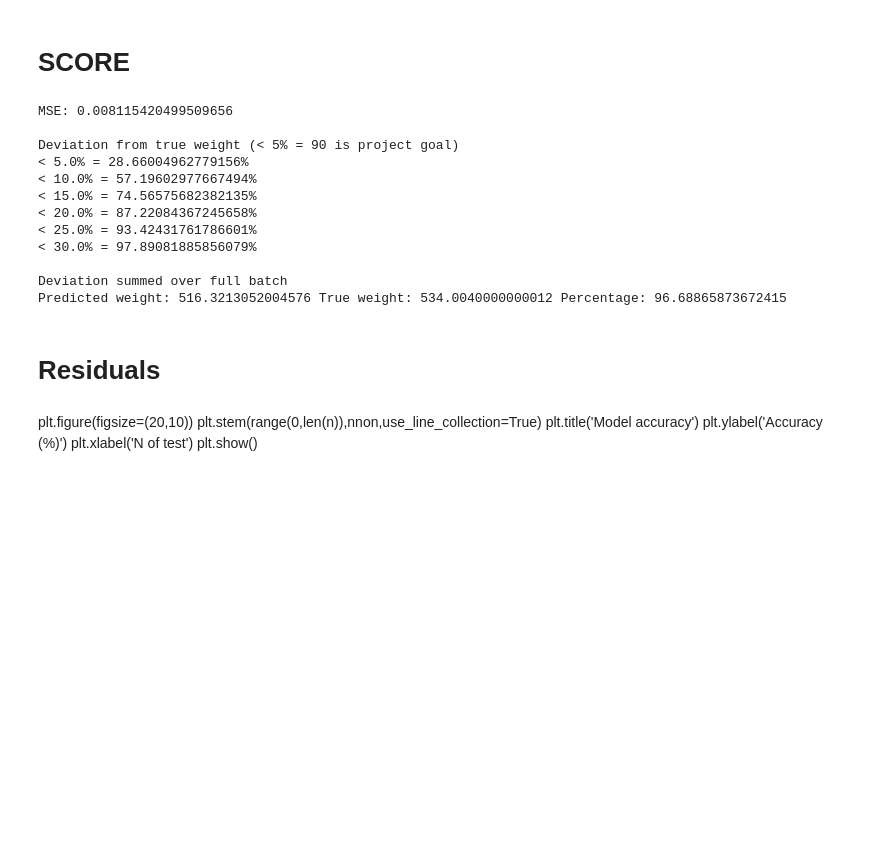
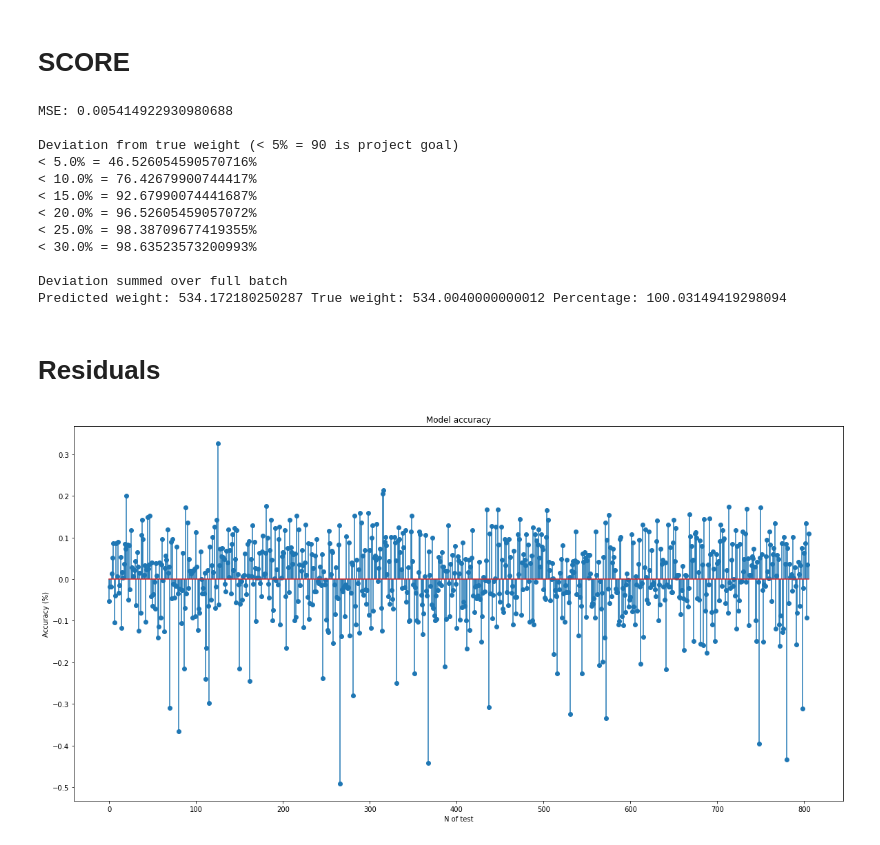
Before and after one commit to LasseGoransson/bachelor-code, a Jupyter notebook: evaluator/ModelEvaluater.ipynb, the cells around one changed output. Drawn from its saved outputs; the diff is of its cells as text; code cells hidden in the pictures; blank space fills up the shorter version.

```diff
--- a/evaluator/ModelEvaluater.ipynb
+++ b/evaluator/ModelEvaluater.ipynb
@@ -1,3 +1,5 @@
+# %%
+name = "XRAY-56"
 # %%
 from __future__ import absolute_import, division, print_function, unicode_literals
 import tensorflow as tf
@@ -37,7 +39,5 @@ project = neptune.init('lassegoransson/xrayPredictor-448x448',api_token=key)
 # %% [output]
 WARNING: It is not secure to place API token in your source code. You should treat it as a password to your account. It is strongly recommended to use NEPTUNE_API_TOKEN environment variable instead. R ...
-# %%
-name = "XRAY448-7"
 # %%
 !rm output/*
 ex = exp = project.get_experiments(name)[0]
@@ -162,26 +162,28 @@ print("")
 print("Deviation summed over full batch")
 print("Predicted weight: "+str(labelval)+" True weight: "+str(labeltrueVal)+" Percentage: "+str((labelval/labeltrueVal)*100))
 # %% [output]
-MSE: 0.008115420499509656
+MSE: 0.005414922930980688
 
 Deviation from true weight (< 5% = 90 is project goal)
-< 5.0% = 28.66004962779156%
-< 10.0% = 57.19602977667494%
-< 15.0% = 74.56575682382135%
-< 20.0% = 87.22084367245658%
-< 25.0% = 93.42431761786601%
-< 30.0% = 97.89081885856079%
+< 5.0% = 46.526054590570716%
+< 10.0% = 76.42679900744417%
+< 15.0% = 92.67990074441687%
+< 20.0% = 96.52605459057072%
+< 25.0% = 98.38709677419355%
+< 30.0% = 98.63523573200993%
 
 Deviation summed over full batch
-Predicted weight: 516.3213052004576 True weight: 534.0040000000012 Percentage: 96.68865873672415
+Predicted weight: 534.172180250287 True weight: 534.0040000000012 Percentage: 100.03149419298094
 # %%
 ex.log_metric("5%_score",100*hits[0]/(test_generator.n))
 # %% [markdown]
 # Residuals
-# %% [markdown]
-plt.figure(figsize=(20,10))
-plt.stem(range(0,len(n)),nnon,use_line_collection=True)
-plt.title('Model accuracy')
-plt.ylabel('Accuracy (%)')
-plt.xlabel('N of test')
-plt.show()
+# %%
+plt.figure(figsize=(20,10))
+plt.stem(range(0,len(n)),nnon,use_line_collection=True)
+plt.title('Model accuracy')
+plt.ylabel('Accuracy (%)')
+plt.xlabel('N of test')
+plt.show()
+# %% [output]
+[figure, added]
```
Also changed, not shown: parts of 6 cells of this notebook, 18 other files.
